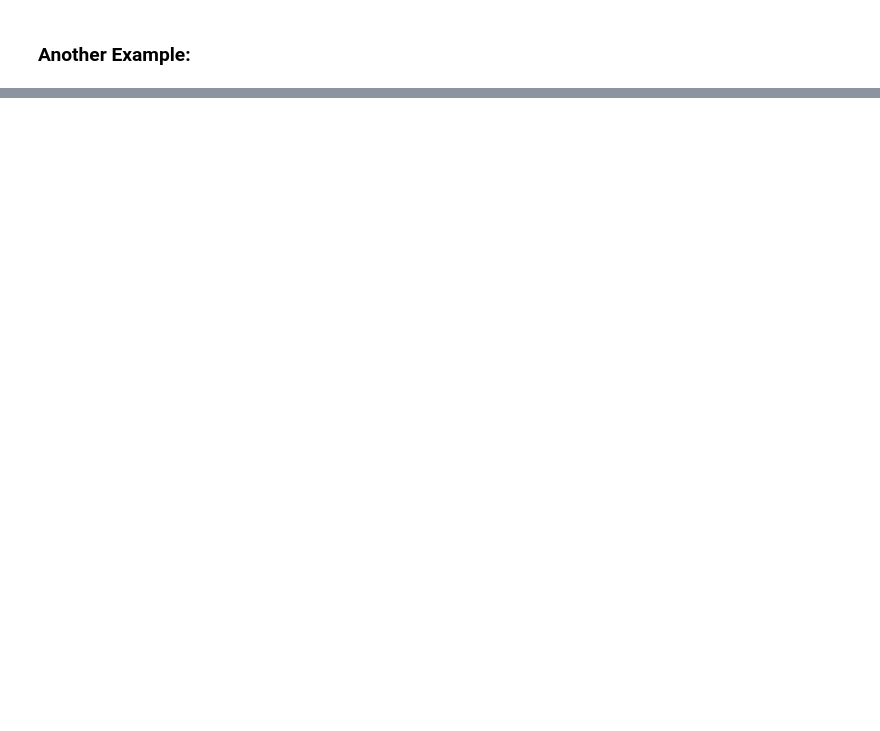
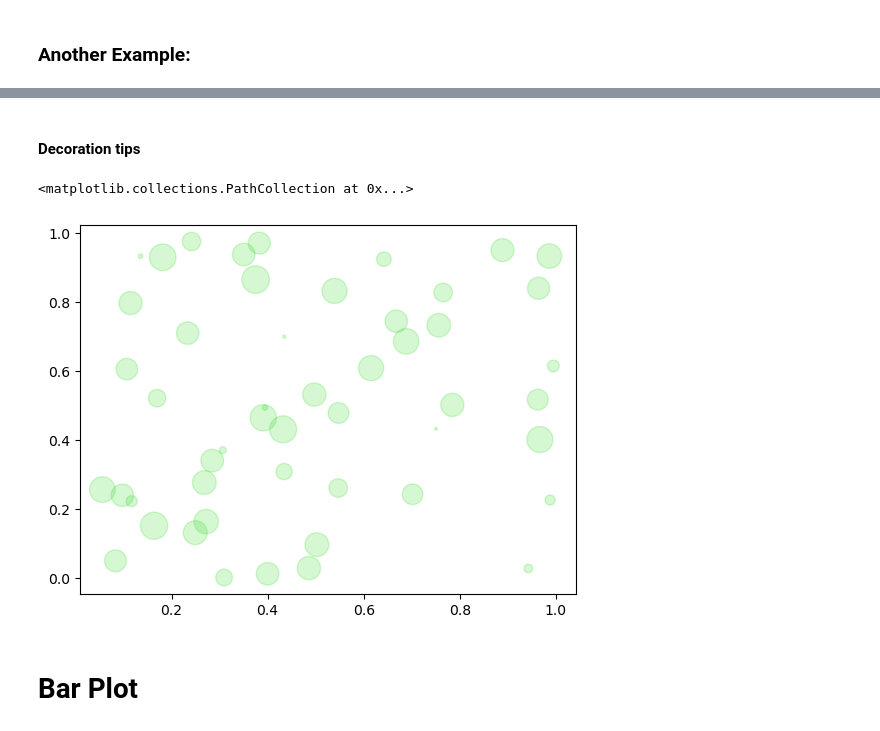
Before and after one commit to deepkorat/iNeuron-course-practical-material, a Jupyter notebook: visualization/matplotlib.ipynb, the cells around one changed output, grey strips where cells are left out. Drawn from its saved outputs; the diff is of its cells as text; code cells hidden in the pictures; blank space fills up the shorter version.

```diff
--- a/visualization/matplotlib.ipynb
+++ b/visualization/matplotlib.ipynb
@@ -120,2 +127,10 @@ plt.show()
+# %% [markdown]
+#### Decoration tips
+# %%
+# plt.scatter(a, b, c = 'r', s=size*400, alpha=.2) # red color
+plt.scatter(a, b, c = '#2dd821', s=size*400, alpha=.2) # you can add color code also
+# %% [output]
+<matplotlib.collections.PathCollection at 0x...>
+[figure, added]
 # %% [markdown]
-#####
+# Bar Plot
```
Also changed, not shown: parts of 14 cells of this notebook.
